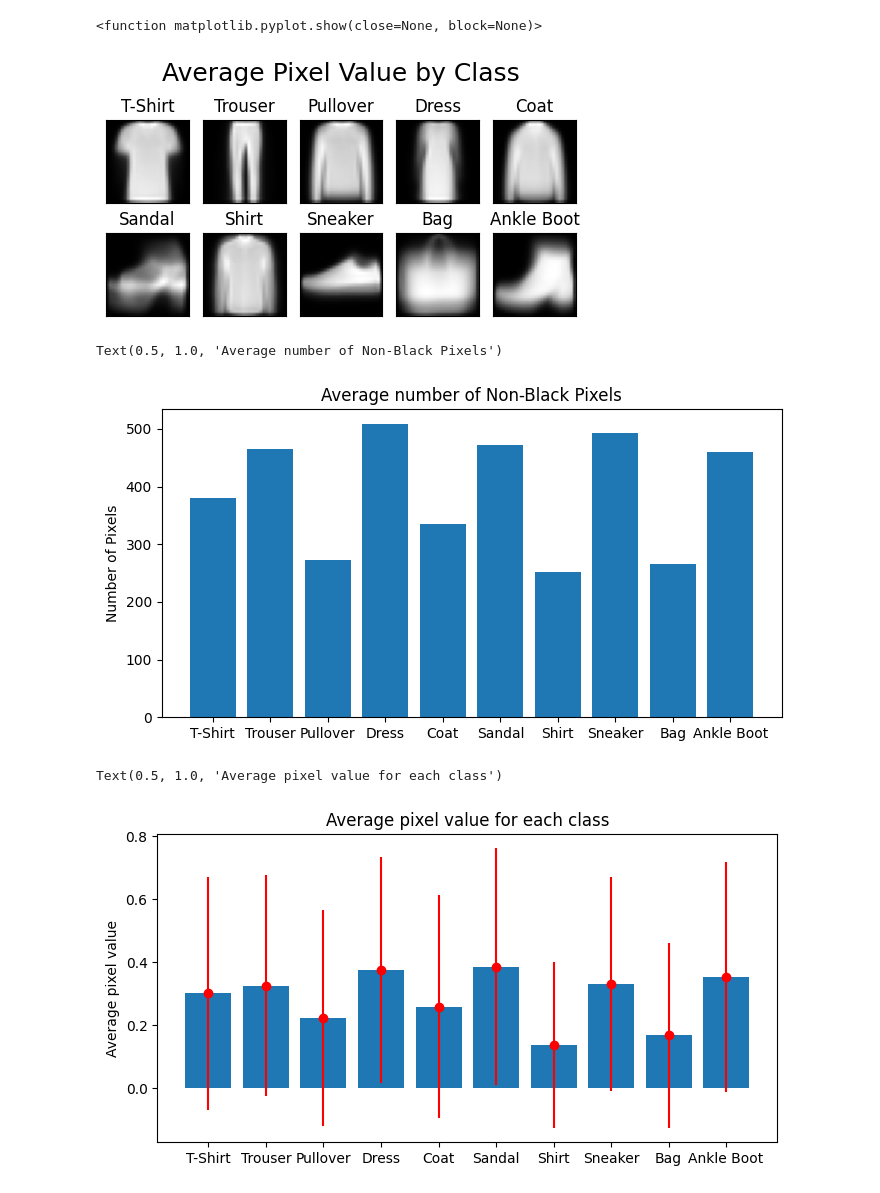
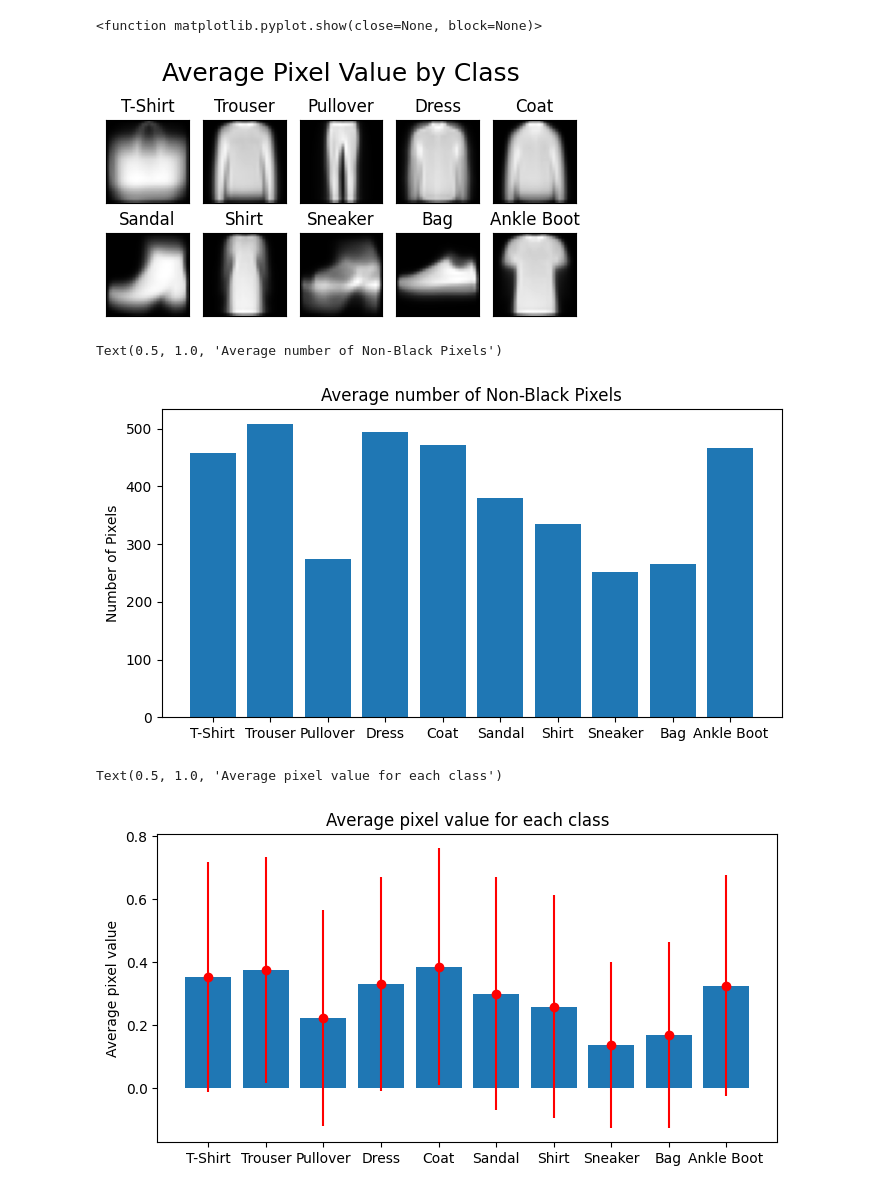
Before and after one commit to Soumyajyotidutta/Fashion-MNIST, a Jupyter notebook: ECEN_758_Project_Renee.ipynb, the cells around one changed output. Cells and saved outputs as stored; diff of their text form; code cells hidden in the pictures.

```diff
--- a/ECEN_758_Project_Renee.ipynb
+++ b/ECEN_758_Project_Renee.ipynb
@@ -11,12 +16,11 @@ import matplotlib.pyplot as plt
 # import and download data
 # transforms images from PIL image formate to normalized tensors - scales image's pixel intensity value from [0,1]
 # transforms integer labels to one-hot encoded tensors
-training_data = datasets.FashionMNIST(
+training_data_raw = datasets.FashionMNIST(
     root="data",
     train=True,
     download=True,
     transform=v2.Compose([
-        #v2.ToImage(),
         v2.ToDtype(torch.float32, scale=True)
     ]),
     target_transform=Lambda(lambda y: torch.zeros(10, dtype=torch.float).scatter_(0, torch.tensor(y), value=1))
@@ -27,6 +31,8 @@ test_data = datasets.FashionMNIST(
     root="data",
     train=False,
     download=True,
-    transform=ToTensor(),
+    transform=v2.Compose([
+        v2.ToDtype(torch.float32, scale=True)
+    ]),
     target_transform=Lambda(lambda y: torch.zeros(10, dtype=torch.float).scatter_(0, torch.tensor(y), value=1))
 )
@@ -33,3 +55,8 @@ test_data = datasets.FashionMNIST(
+# %%
+# split training data into training and validation sets
+X_train, X_vali, y_train, y_vali = train_test_split(
+    training_data_raw.data, training_data_raw.targets, stratify = training_data_raw.targets,
+    test_size=0.15, random_state = 4)
 # %%
 # descriptive statistics
 labels = {
@@ -53,40 +80,40 @@ labels = {
 # define figure/subplots
 plt.figure(figsize=(5, 3))
 #plt.subplots_adjust(hspace=0.1, wspace = 0.1)
 
 plt.suptitle("Average Pixel Value by Class", fontsize=18, y=0.95)
 
 nonzeros_count_avg = np.empty(10, dtype = 'object')
 zeros_count_avg = np.empty(10, dtype = 'object')
 avg_img_value = np.empty(20, dtype = 'object')
 img_means = np.empty(10, dtype = 'object')
 
 for n, i_label in enumerate(labels):
   # create mask of T/F to get indices that match class i_label
   mask = inverse_indices == i_label
   # index training data given mask
-  t_class = training_data.data[mask]
+  t_class = X_train[mask]
 
   # get average number of black and non-black pixels for each class
-  nonzeros_count_avg[n] = torch.count_nonzero(training_data.transform(t_class))/6000
+  nonzeros_count_avg[n] = torch.count_nonzero(training_data_raw.transform(t_class))/counts[1]
   zeros_count_avg[n] = 28*28-nonzeros_count_avg[n]
-  avg_img_value[n] = torch.mean(training_data.transform(t_class))
-  avg_img_value[n+10] = torch.std(training_data.transform(t_class))
+  avg_img_value[n] = torch.mean(training_data_raw.transform(t_class))
+  avg_img_value[n+10] = torch.std(training_data_raw.transform(t_class))
 
 
   # set axes and plot info
   ax = plt.subplot(2,5, n+1)
-  img_means[n] = torch.mean(training_data.transform(t_class), 0)
-  ax.imshow(torch.mean(training_data.transform(t_class), 0), cmap = "gray")
+  img_means[n] = torch.mean(training_data_raw.transform(t_class), 0)
+  ax.imshow(torch.mean(training_data_raw.transform(t_class), 0), cmap = "gray")
   ax.set_title(labels[i_label])
   ax.set_xticks([])
   ax.set_yticks([])
 
 plt.tight_layout(h_pad = 1, w_pad=1)
 plt.show
 # %% [output]
 <function matplotlib.pyplot.show(close=None, block=None)>
-[figure, old version]
+[figure, new version]
 # %%
 plt.figure(figsize=(8, 4))
 plt.bar(labels.values(),nonzeros_count_avg)
@@ -94,7 +121,7 @@ plt.ylabel('Number of Pixels')
 plt.title('Average number of Non-Black Pixels')
 # %% [output]
 Text(0.5, 1.0, 'Average number of Non-Black Pixels')
-[figure, old version]
+[figure, new version]
 # %%
 plt.figure(figsize=(8, 4))
 plt.bar(labels.values(),avg_img_value[0:10])
@@ -103,7 +130,7 @@ plt.ylabel('Average pixel value')
 plt.title('Average pixel value for each class')
 # %% [output]
 Text(0.5, 1.0, 'Average pixel value for each class')
-[figure, old version]
+[figure, new version]
 # %%
 # pairwise comparison of classes
 
```
Also changed, not shown: parts of 9 cells of this notebook.
